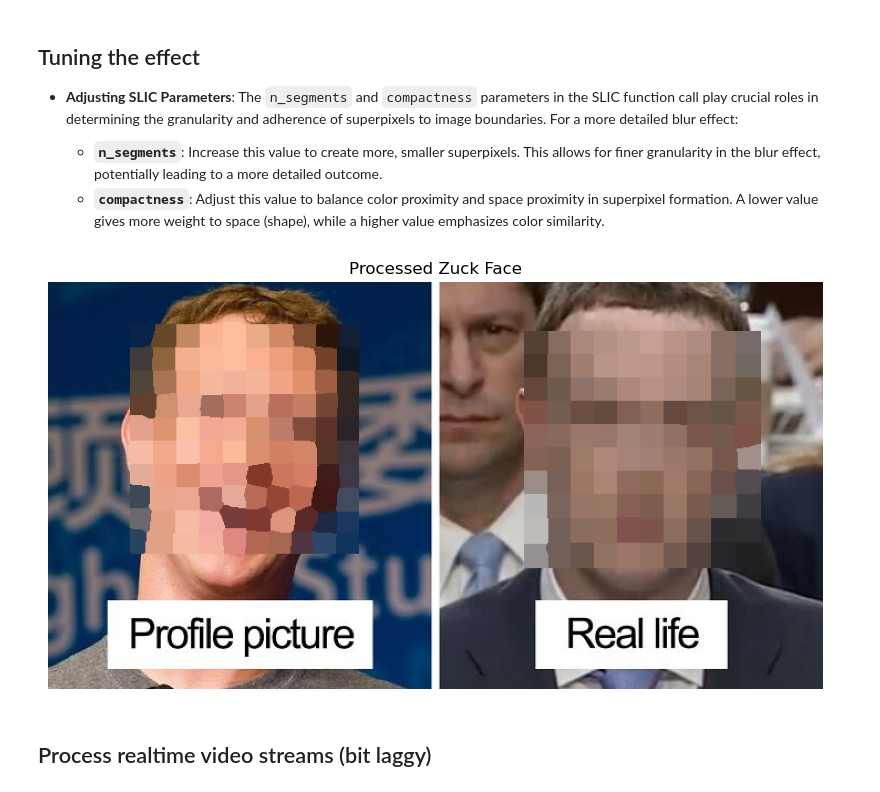
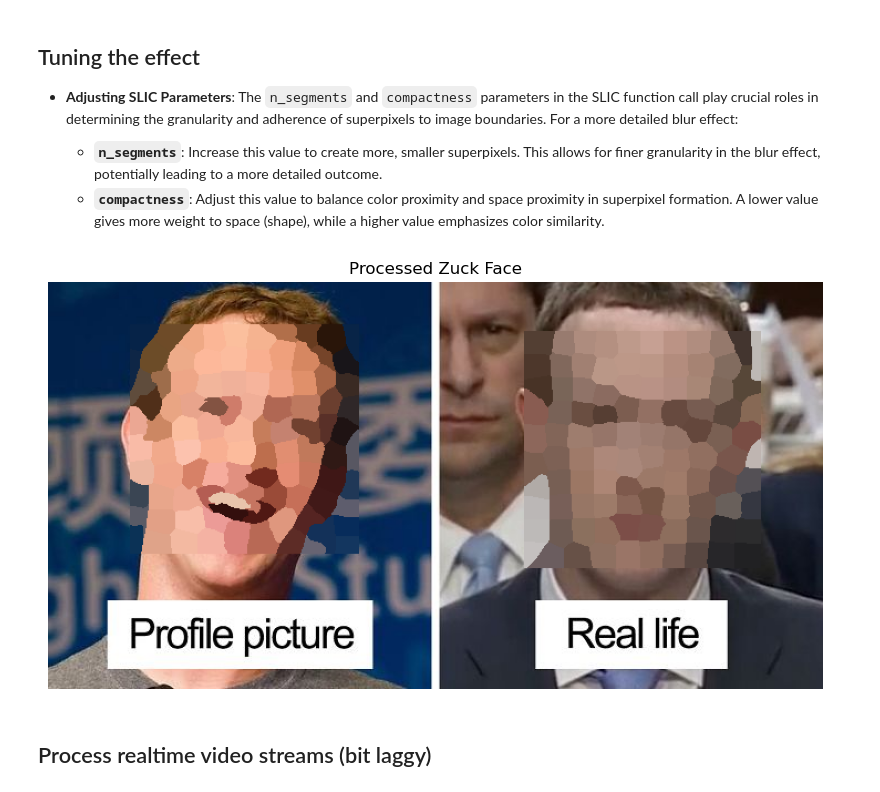
Before and after one commit to Avielstein/Computer-Vision, a Jupyter notebook: faceblur/faceblur.ipynb, the cells around one changed output. Saved outputs shown, nothing was run; the diff lists cells and outputs as text; code cells hidden in the pictures.

```diff
--- a/faceblur/faceblur.ipynb
+++ b/faceblur/faceblur.ipynb
@@ -109,17 +103,17 @@ def display_image(image, title="Image"):
 # %%
 #image_path = 'zuck.jpg'
 image_path = 'compare_zuck.jpg'
 #image_path = 'happy_zuck.jpg'
 #image_path = 'happy_zuck2.png'
 
 processed_image = process_image(image_path,
                     n_segments=10**2, #I like limiting this, faces can be discribed with 25 shapes puzzle
-                    compactness=125, #how loosy goosey the pixels are (low=stranger shapes, higher = more squary)
+                    compactness=40, #how loosy goosey the pixels are (low=stranger shapes, higher = more squary)
             )
 
 display_image(processed_image, title='Processed Zuck Face')
 # %% [output]
-[figure, old version]
+[figure, new version]
 # %% [markdown]
 ## Process realtime video streams (bit laggy)
 # %%
```
Also changed, not shown: parts of 3 cells of this notebook, 2 other files.
